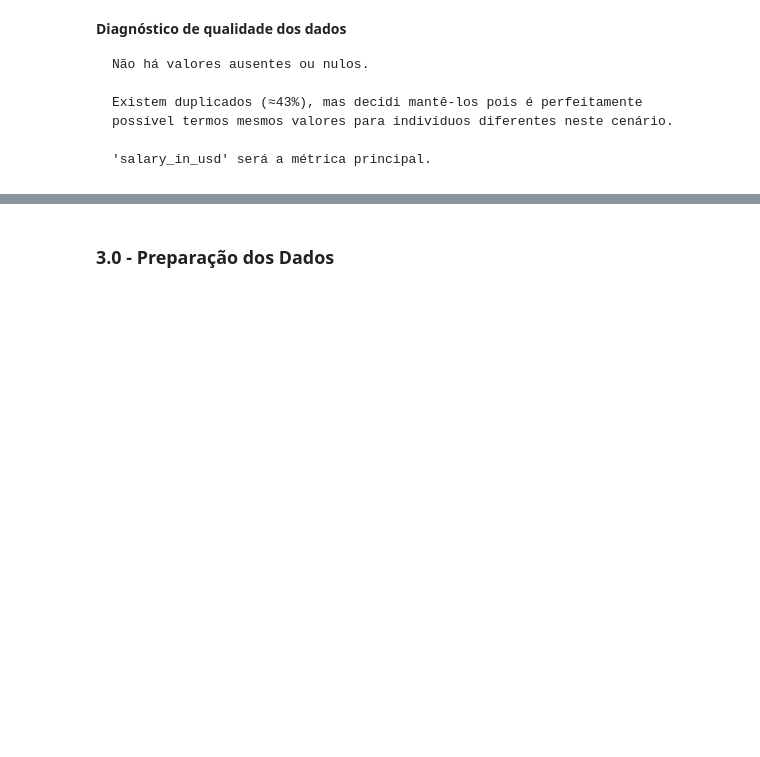
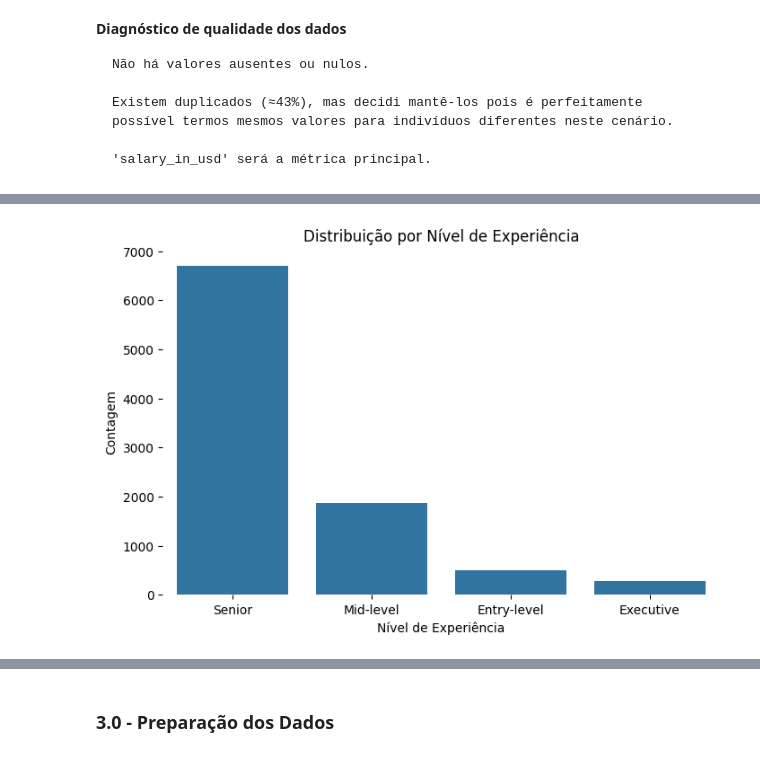
Before and after one commit to ricardo-paganini/data-salaries-analysis, a Jupyter notebook: data-salaries-analysis.ipynb, the cells around one changed output, grey strips where cells are left out. Cells and saved outputs as stored; diff of their text form; code cells hidden in the pictures; blank space fills up the shorter version.

```diff
--- a/data-salaries-analysis.ipynb
+++ b/data-salaries-analysis.ipynb
@@ -183,0 +277,11 @@ print(f"{df.duplicated().sum() / df['work_year'].count():.2%} do Dataframe possu
+# %%
+# Contagem por nível de experiência
+plt.figure(figsize=(8,5))
+sns.countplot(data=df, x="experience_level", order=df["experience_level"].value_counts().index)
+plt.title("Distribuição por Nível de Experiência")
+plt.xlabel("Nível de Experiência")
+plt.ylabel("Contagem")
+plt.box(False)
+plt.show()
+# %% [output]
+[figure, added]
```
Also changed, not shown: parts of 18 cells of this notebook.
